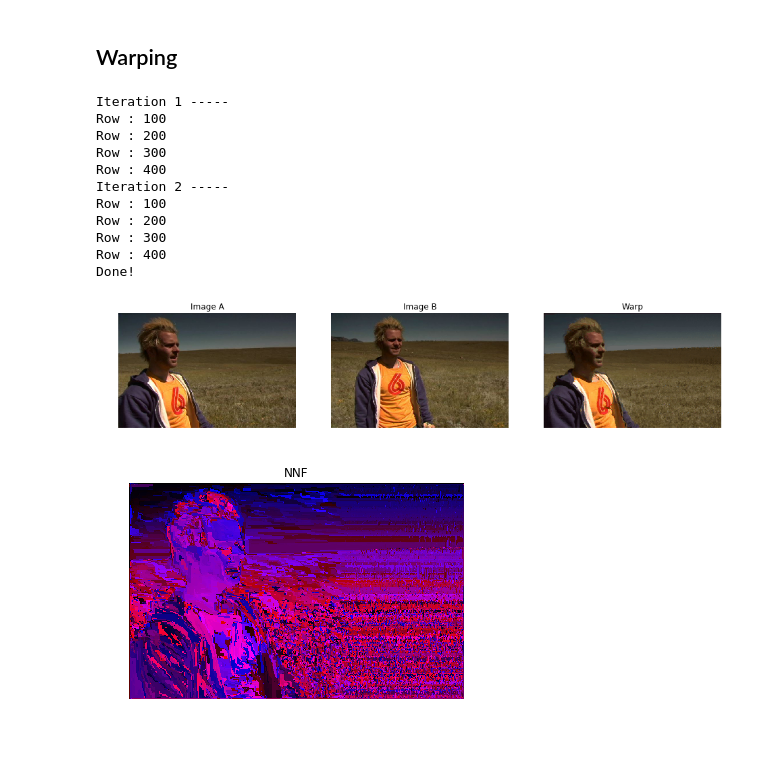
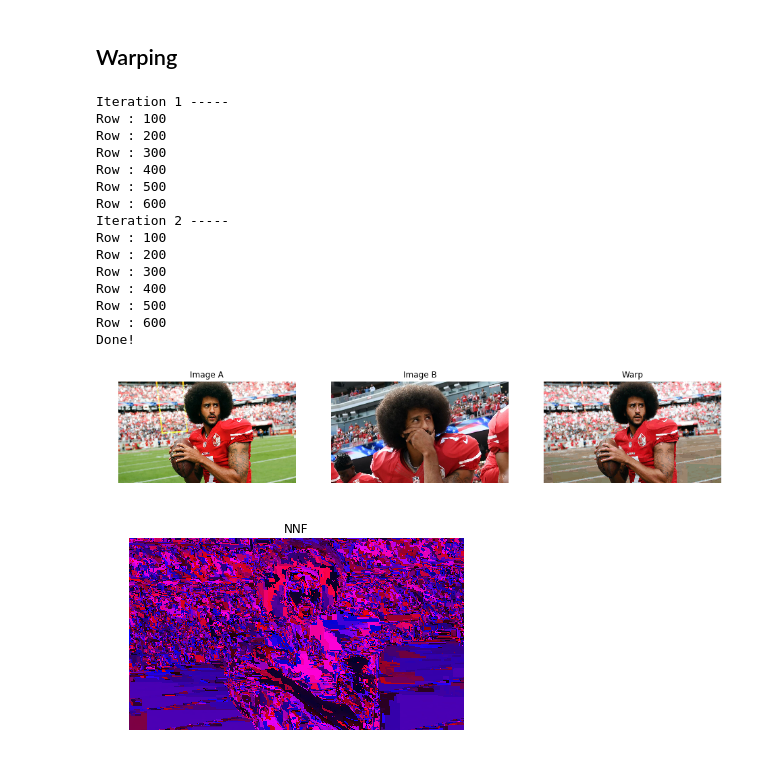
Before and after one commit to julienroyd/Pytorch-DeepImageAnalogy, a Jupyter notebook: PatchMatch.ipynb, the cells around one changed output. Drawn from its saved outputs; the diff is of its cells as text; code cells hidden in the pictures.

```diff
--- a/PatchMatch.ipynb
+++ b/PatchMatch.ipynb
@@ -93,11 +93,11 @@ def propagate(A, B, h, w, NNF_ab, i, j, shift):
 
     if best_match == 1:
         # New patch-match in B is the same than for left-neighbor in A
-        NNF_ab[i,j,:] = NNF_ab[valid(i+shift,w,m),j,:]
+        NNF_ab[i,j,:] = NNF_ab[valid(i+shift,h,m),j,:]
 
     if best_match == 2:
         # New patch-match in B is the same than for up-neighbor in A
-        NNF_ab[i,j,:] = NNF_ab[i,valid(j+shift,h,m),:]
+        NNF_ab[i,j,:] = NNF_ab[i,valid(j+shift,w,m),:]
     """
     if best_match == 1:
         # New patch-match in B based on left-neighbor's match
@@ -200,8 +200,8 @@ def PatchMatch(image1, image2):
 ## Warping
 # %%
 # Load the images
-im1 = plt.imread("Image1.JPG")
-im2 = plt.imread("Image2.JPG")
+im1 = plt.imread("Kapernick1.JPG")
+im2 = plt.imread("Kapernick2.JPG")
 
 # Runs the PatchMatch algorithm
 NNF = PatchMatch(im1, im2)
@@ -219,32 +219,36 @@ plt.imshow(im2)
 plt.title("Image B")
 plt.axis("off")
 
 plt.subplot(133)
 plt.imshow(warp(im1, im2, NNF))
 plt.title("Warp")
 plt.axis("off")
 plt.show()
 
 
 # Displays the NNF (mapping function)
 zer = np.zeros(shape=(NNF.shape[0], NNF.shape[1], 1), dtype=NNF.dtype)
 colorNNF = np.concatenate((np.expand_dims(NNF[:,:,0], 2), zer, np.expand_dims(NNF[:,:,1], 2)), axis=2)
 
 plt.imshow(colorNNF.astype(np.uint8))
 plt.title("NNF")
 plt.axis("off")
 plt.show()
 # %% [output]
 Iteration 1 -----
 Row : 100
 Row : 200
 Row : 300
 Row : 400
+Row : 500
+Row : 600
 Iteration 2 -----
 Row : 100
 Row : 200
 Row : 300
 Row : 400
+Row : 500
+Row : 600
 Done!
-[figure, old version]
+[figure, new version]
-[figure, old version]
+[figure, new version]
```
